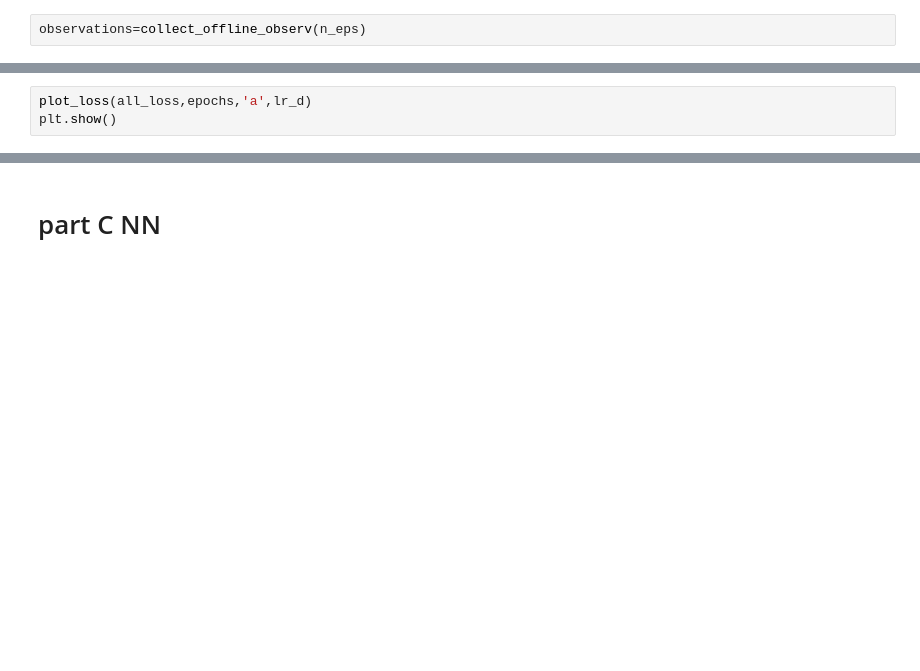
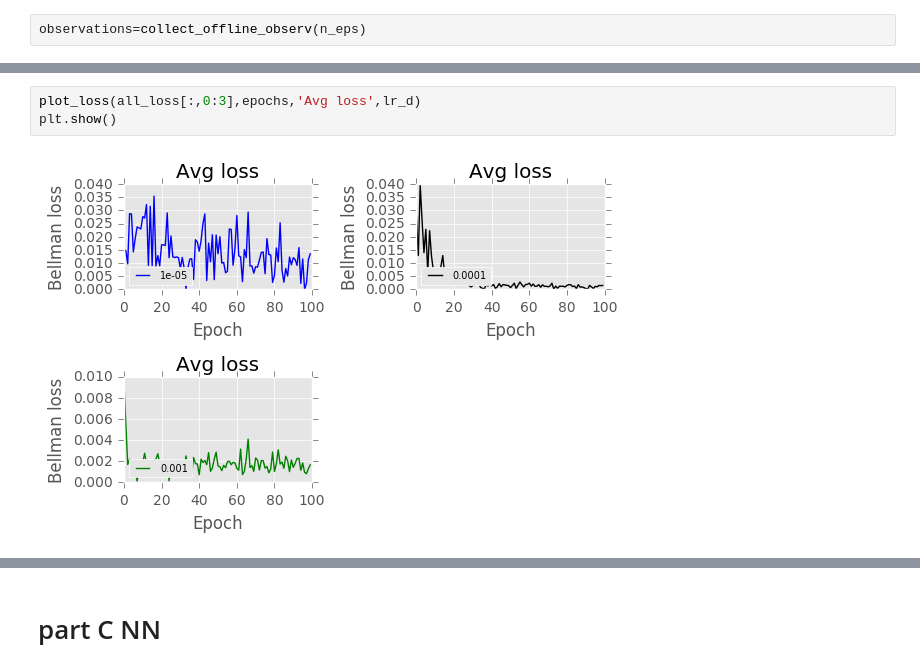
Before and after one commit to omernivro/Deep, a Jupyter notebook: assignment_3_gym_note.ipynb, the cells around one changed output, grey strips where cells are left out. Drawn from its saved outputs; the diff is of its cells as text; blank space fills up the shorter version.

```diff
--- a/assignment_3_gym_note.ipynb
+++ b/assignment_3_gym_note.ipynb
@@ -277,3 +281,5 @@ plt.show()
 # %%
-plot_loss(all_loss,epochs,'a',lr_d)
+plot_loss(all_loss[:,0:3],epochs,'Avg loss',lr_d)
 plt.show()
+# %% [output]
+[figure, added]
```
Also changed, not shown: parts of 37 cells of this notebook.
